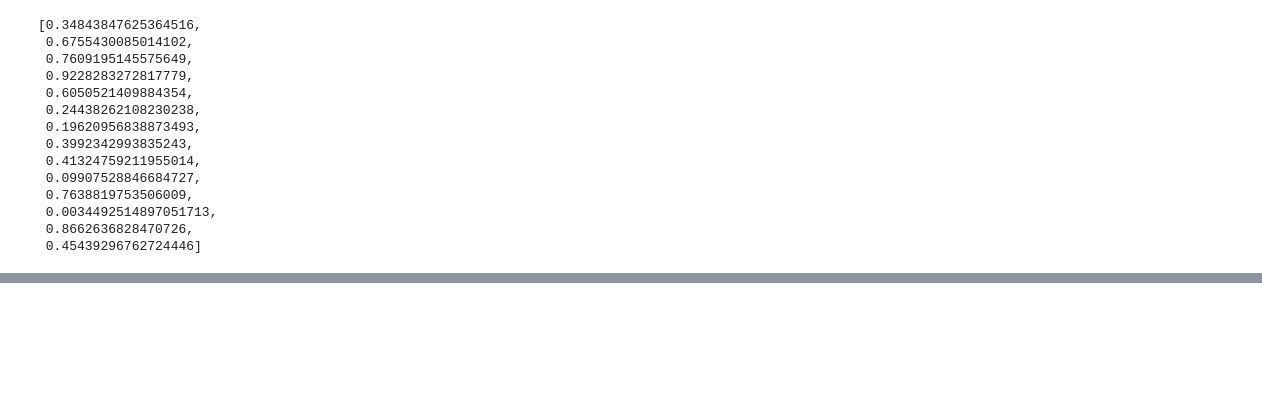
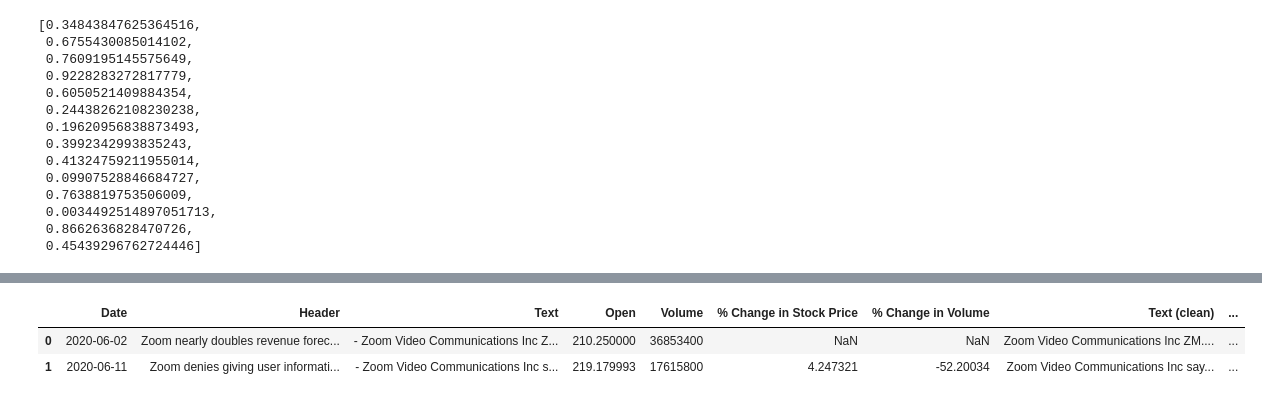
Before and after one commit to anair123/NLP-Final-Project, a Jupyter notebook: NLP Project/Zoom.ipynb, the cells around one changed output, grey strips where cells are left out. Cells and saved outputs as stored; diff of their text form; code cells hidden in the pictures; blank space fills up the shorter version.

```diff
--- a/NLP Project/Zoom.ipynb
+++ b/NLP Project/Zoom.ipynb
@@ -715,0 +696,21 @@ df
+# %%
+# Converting % stock price change to % stock price change per day
+days = [0]
+for i in range(len(df['Date'])):
+    if i != 0:
+        date_diff = df['Date'][i]-df['Date'][i-1]
+        day = date_diff.days
+        days.append(day)
+df['Days Elapsed'] = days
+df['Average % Change in Stock Price'] = df['% Change in Stock Price']/df['Days Elapsed']
+df['Average % Change in Volume'] = df['% Change in Volume']/df['Days Elapsed']
+
+df['Logistic Regression Sentiment'] = sentiment
+df['Logistic Regression Sentiment Score'] = sentiment_prob
+
+
+df.head(2)
+# %% [output]
+|  | Date | Header | Text | Open | Volume | % Change in Stock Price | % Change in Volume | Text (clean) | ... |
+| 0 | 2020-06-02 | Zoom nearly doubles revenue forec... | - Zoom Video Communications Inc Z... | 210.250000 | 36853400 | NaN | NaN | Zoom Video Communications Inc ZM.... | ... |
+| 1 | 2020-06-11 | Zoom denies giving user informati... | - Zoom Video Communications Inc s... | 219.179993 | 17615800 | 4.247321 | -52.20034 | Zoom Video Communications Inc say... | ... |
```
Also changed, not shown: parts of 6 cells of this notebook.
